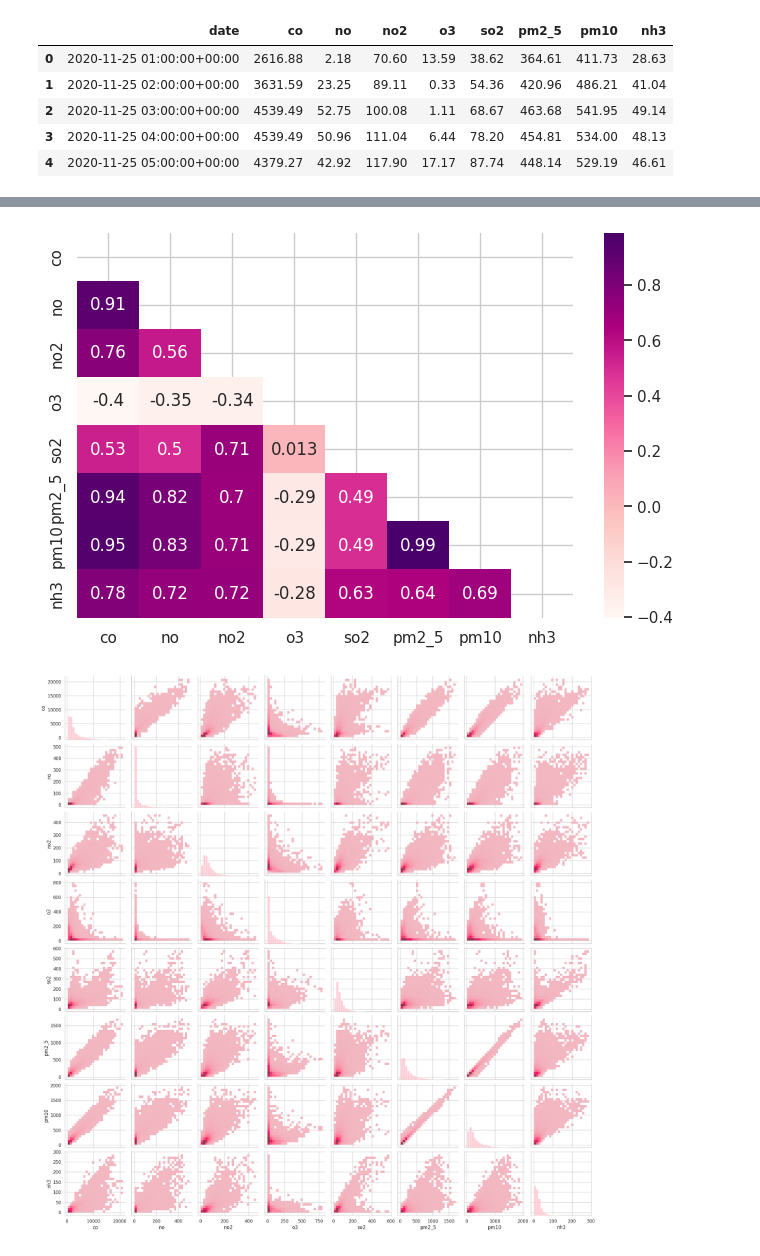
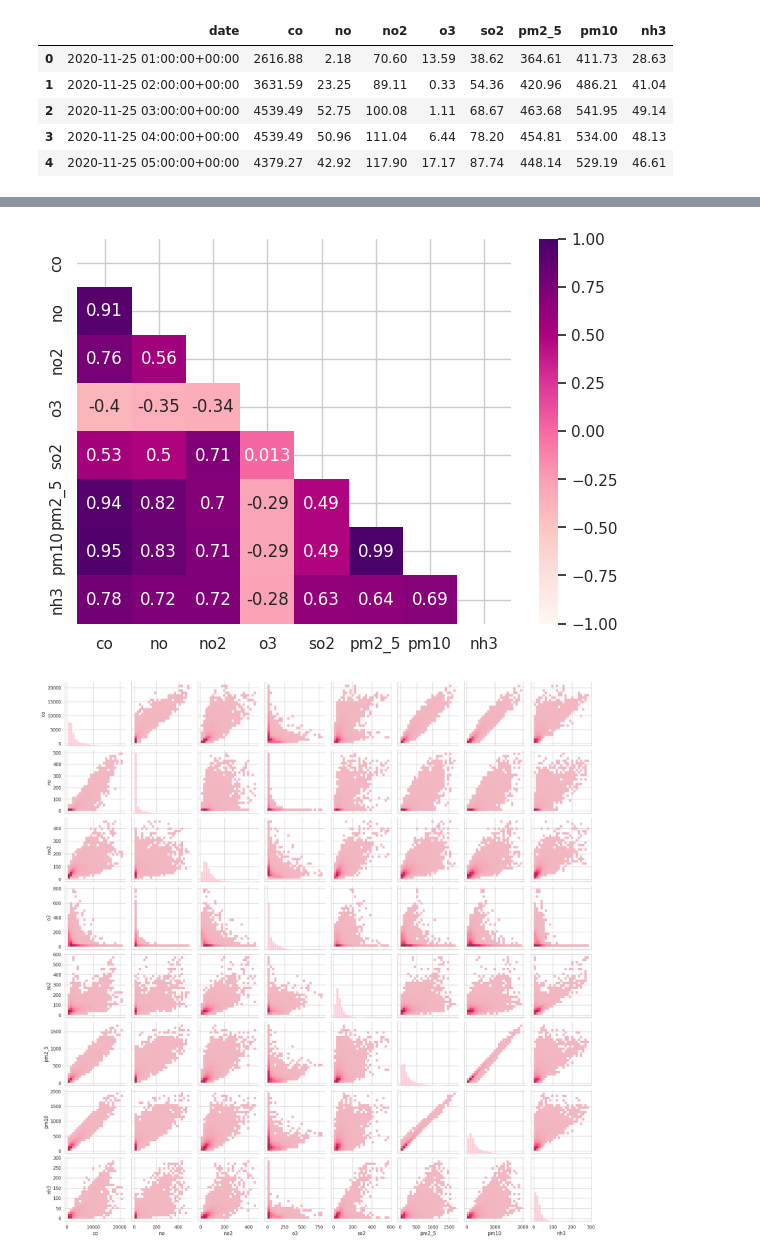
Before and after one commit to dafnep4/Dafne-Petrelli-s-coding, a Jupyter notebook: Coursework_2_Delhi.ipynb, the cells around one changed output, grey strips where cells are left out. Cells and saved outputs as stored; diff of their text form; code cells hidden in the pictures.

```diff
--- a/Coursework_2_Delhi.ipynb
+++ b/Coursework_2_Delhi.ipynb
@@ -77,8 +77,8 @@ plt.show()
 # %%
-plt.figure(figsize = (8,5))
-mask = np.triu(np.ones_like(df.corr(numeric_only=True)))
-sns.heatmap(df.corr(numeric_only=True),cmap="RdPu",mask=mask,annot=True)
+plt.figure(figsize=(7,5)) #plotted heatmap to see correlation between each feauture
+mask=np.triu(np.ones_like(df.corr(numeric_only=True)))
+sns.heatmap(df.corr(numeric_only=True),cmap="RdPu",mask=mask,annot=True,vmin=-1,vmax=1)
 plt.show()
 # %% [output]
-[figure, old version]
+[figure, new version]
 # %%
```
Also changed, not shown: parts of 34 cells of this notebook.
